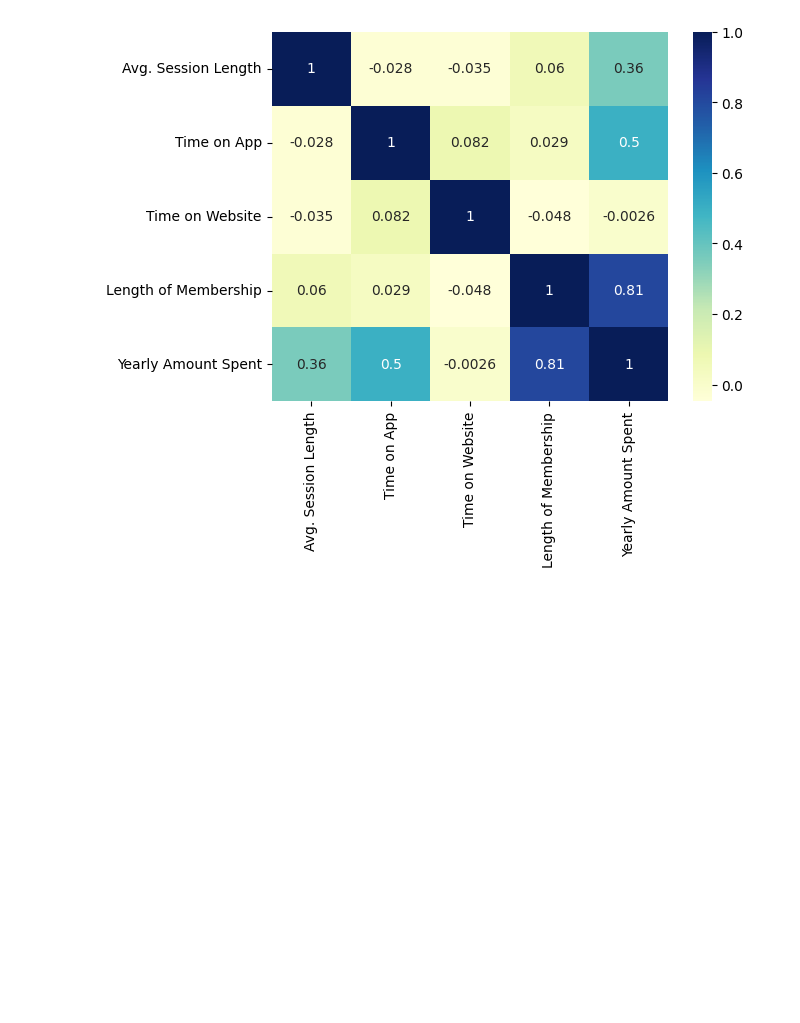
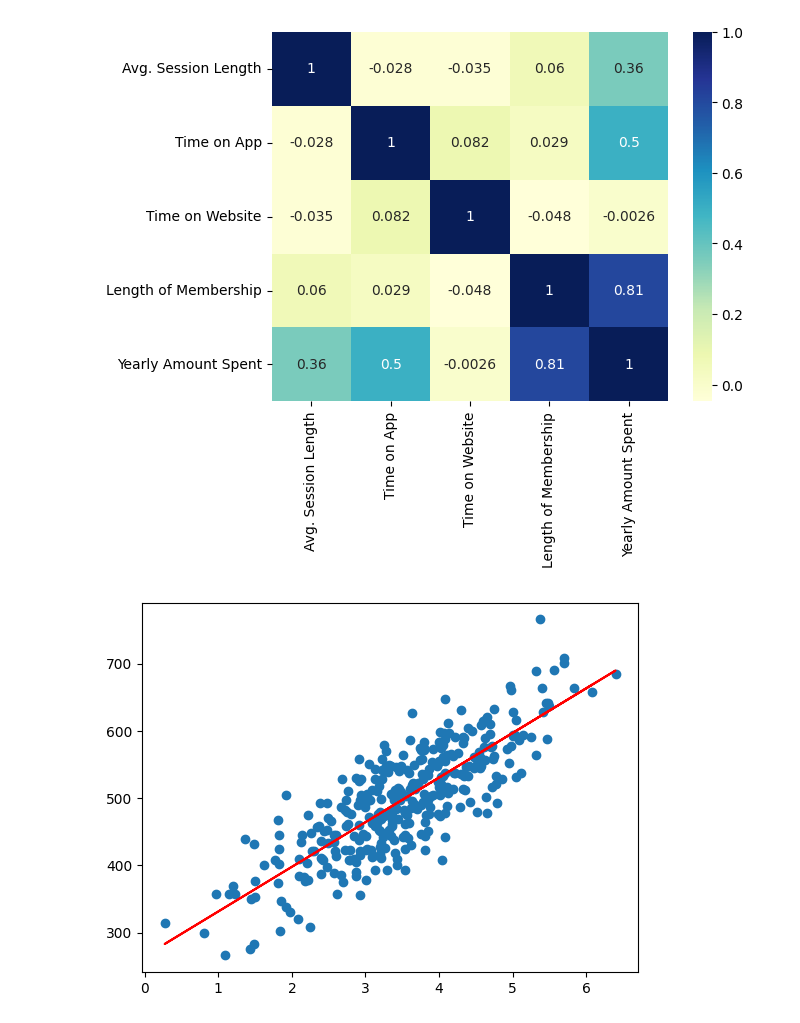
Before and after one commit to muhammadhasbiashiddiqi/PM-mesinLearning, a Jupyter notebook: regresi.ipynb, the cells around one changed output. Saved outputs shown, nothing was run; the diff lists cells and outputs as text; code cells hidden in the pictures; blank space fills up the shorter version.

```diff
--- a/regresi.ipynb
+++ b/regresi.ipynb
@@ -71,0 +83,7 @@ X_train, X_test, y_train, y_test = train_test_split(X, y, train_size=0.7, test_s
+# %%
+# Visualisasi garis regresi
+plt.scatter(X_train, y_train)
+plt.plot(X_train, 265.2483 + 66.3015*X_train, 'r')
+plt.show()
+# %% [output]
+[figure, added]
```
Also changed, not shown: parts of 7 cells of this notebook.
